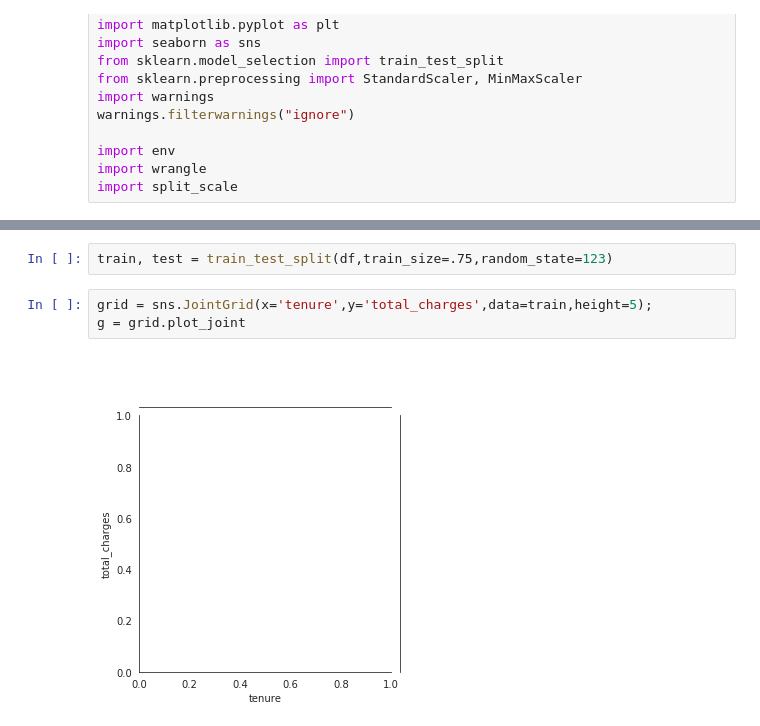
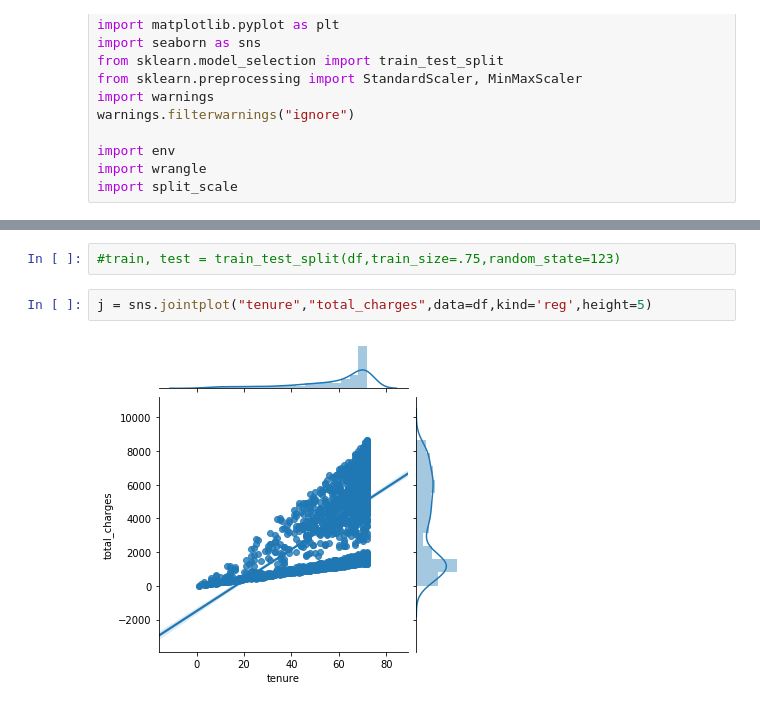
Before and after one commit to JefferyRoeder/ds-methodologies-exercises, a Jupyter notebook: regression/explore.ipynb, the cells around one changed output, grey strips where cells are left out. Drawn from its saved outputs; the diff is of its cells as text.

```diff
--- a/regression/explore.ipynb
+++ b/regression/explore.ipynb
@@ -27,7 +21,6 @@ df.head()
 # %%
-train, test = train_test_split(df,train_size=.75,random_state=123)
+#train, test = train_test_split(df,train_size=.75,random_state=123)
 # %%
-grid = sns.JointGrid(x='tenure',y='total_charges',data=train,height=5);
-g = grid.plot_joint
+j = sns.jointplot("tenure","total_charges",data=df,kind='reg',height=5)
 # %% [output]
-[figure, old version]
+[figure, new version]
```
Also changed, not shown: parts of 18 cells of this notebook, 17 other files.
